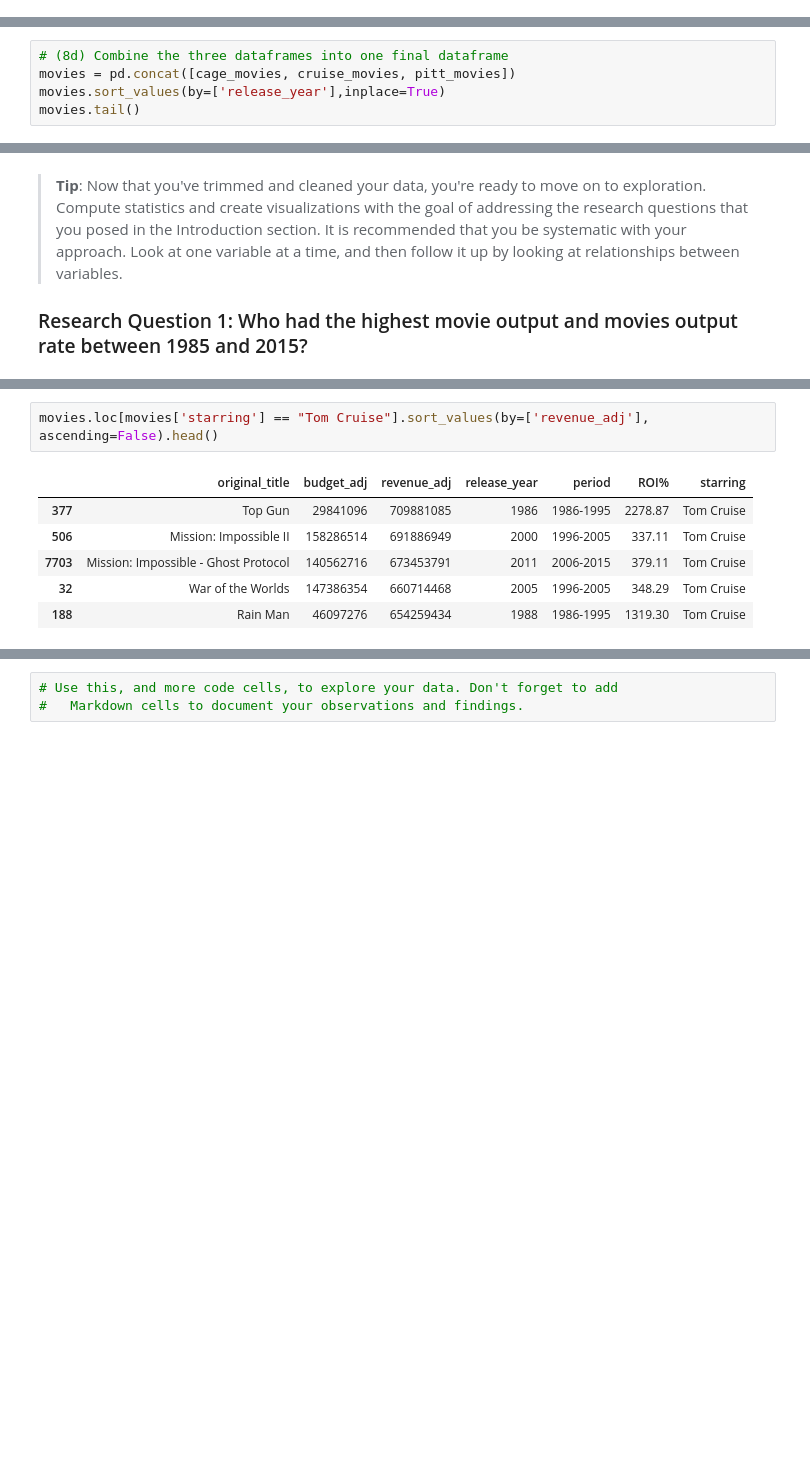
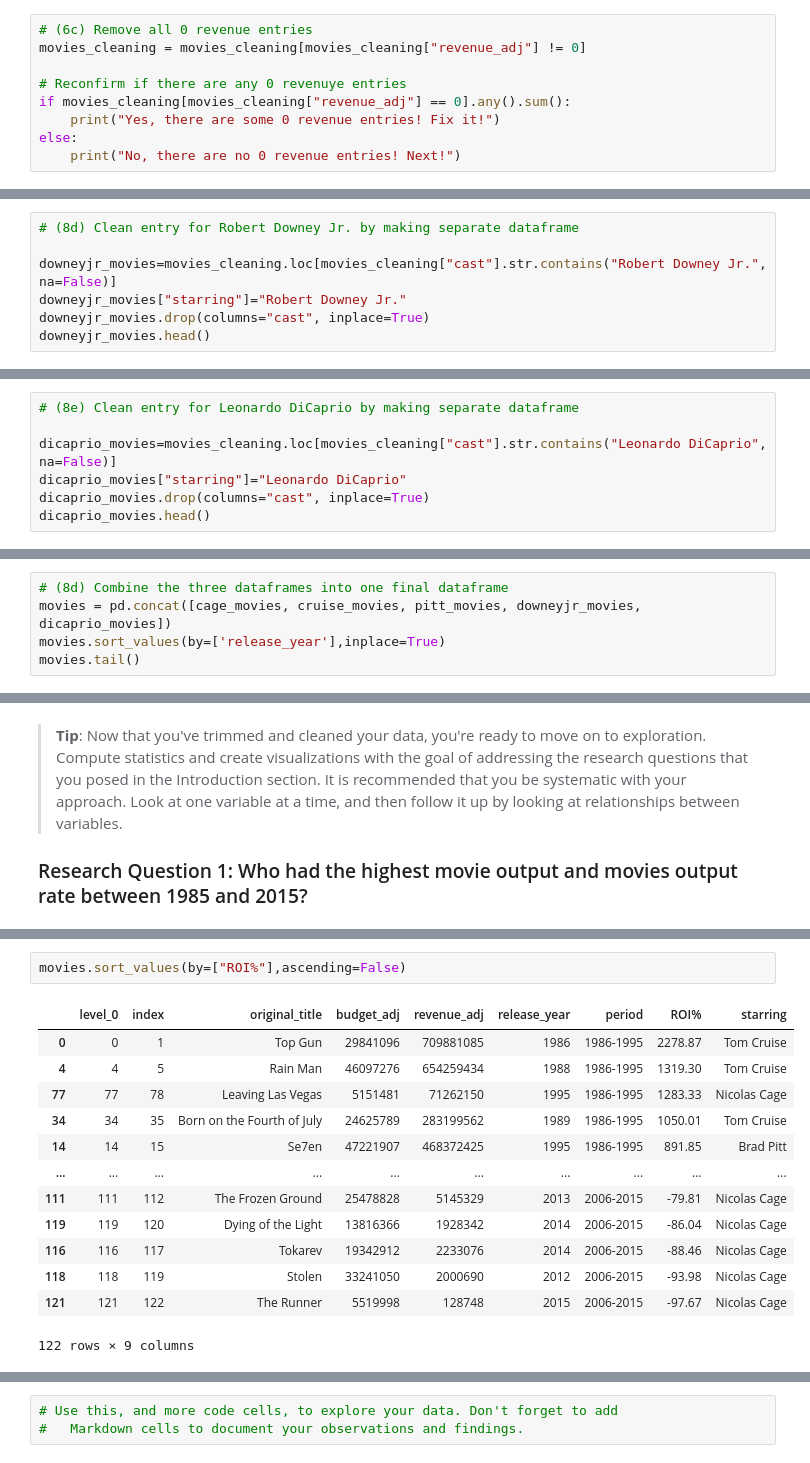
Before and after one commit to keenan-cooper/Udacity, a Jupyter notebook: investigate-a-dataset-template.ipynb, the cells around one changed output, grey strips where cells are left out. Drawn from its saved outputs; the diff is of its cells as text; blank space fills up the shorter version.

```diff
--- a/investigate-a-dataset-template.ipynb
+++ b/investigate-a-dataset-template.ipynb
@@ -222,0 +234,9 @@ No, there are no 0 revenue entries! Next!
+# %%
+# (6c) Remove all 0 revenue entries
+movies_cleaning = movies_cleaning[movies_cleaning["revenue_adj"] != 0]
+
+# Reconfirm if there are any 0 revenuye entries
+if movies_cleaning[movies_cleaning["revenue_adj"] == 0].any().sum():
+    print("Yes, there are some 0 revenue entries! Fix it!")
+else:
+    print("No, there are no 0 revenue entries! Next!")
@@ -287,3 +309,10 @@ pitt_movies.head()
 | 78 | Ocean's Eleven | 104676490 | 555052814 | 2001 | 1996-2005 | 430.26 | Brad Pitt |
 | 80 | Ocean's Twelve | 126988994 | 418768465 | 2004 | 1996-2005 | 229.77 | Brad Pitt |
 | 153 | A River Runs Through It | 18648291 | 67507271 | 1992 | 1986-1995 | 262.00 | Brad Pitt |
+# %%
+# (8d) Clean entry for Robert Downey Jr. by making separate dataframe
+
+downeyjr_movies=movies_cleaning.loc[movies_cleaning["cast"].str.contains("Robert Downey Jr.", na=False)]
+downeyjr_movies["starring"]="Robert Downey Jr."
+downeyjr_movies.drop(columns="cast", inplace=True)
+downeyjr_movies.head()
@@ -289,0 +326,7 @@ pitt_movies.head()
+# %%
+# (8e) Clean entry for Leonardo DiCaprio by making separate dataframe
+
+dicaprio_movies=movies_cleaning.loc[movies_cleaning["cast"].str.contains("Leonardo DiCaprio", na=False)]
+dicaprio_movies["starring"]="Leonardo DiCaprio"
+dicaprio_movies.drop(columns="cast", inplace=True)
+dicaprio_movies.head()
@@ -290,6 +340,6 @@ pitt_movies.head()
 # %%
 # (8d) Combine the three dataframes into one final dataframe
-movies = pd.concat([cage_movies, cruise_movies, pitt_movies])
+movies = pd.concat([cage_movies, cruise_movies, pitt_movies, downeyjr_movies, dicaprio_movies])
 movies.sort_values(by=['release_year'],inplace=True)
 movies.tail()
 # %% [output]
@@ -402,9 +624,16 @@ movies.loc[movies['starring'] == "Brad Pitt"].sort_values(by=['revenue_adj'], as
 # %%
-movies.loc[movies['starring'] == "Tom Cruise"].sort_values(by=['revenue_adj'], ascending=False).head()
+movies.sort_values(by=["ROI%"],ascending=False)
 # %% [output]
-|  | original_title | budget_adj | revenue_adj | release_year | period | ROI% | starring |
-| 377 | Top Gun | 29841096 | 709881085 | 1986 | 1986-1995 | 2278.87 | Tom Cruise |
-| 506 | Mission: Impossible II | 158286514 | 691886949 | 2000 | 1996-2005 | 337.11 | Tom Cruise |
-| 7703 | Mission: Impossible - Ghost Protocol | 140562716 | 673453791 | 2011 | 2006-2015 | 379.11 | Tom Cruise |
-| 32 | War of the Worlds | 147386354 | 660714468 | 2005 | 1996-2005 | 348.29 | Tom Cruise |
-| 188 | Rain Man | 46097276 | 654259434 | 1988 | 1986-1995 | 1319.30 | Tom Cruise |
+|  | level_0 | index | original_title | budget_adj | revenue_adj | release_year | period | ROI% | starring |
+| 0 | 0 | 1 | Top Gun | 29841096 | 709881085 | 1986 | 1986-1995 | 2278.87 | Tom Cruise |
+| 4 | 4 | 5 | Rain Man | 46097276 | 654259434 | 1988 | 1986-1995 | 1319.30 | Tom Cruise |
+| 77 | 77 | 78 | Leaving Las Vegas | 5151481 | 71262150 | 1995 | 1986-1995 | 1283.33 | Nicolas Cage |
+| 34 | 34 | 35 | Born on the Fourth of July | 24625789 | 283199562 | 1989 | 1986-1995 | 1050.01 | Tom Cruise |
+| 14 | 14 | 15 | Se7en | 47221907 | 468372425 | 1995 | 1986-1995 | 891.85 | Brad Pitt |
+| ... | ... | ... | ... | ... | ... | ... | ... | ... | ... |
+| 111 | 111 | 112 | The Frozen Ground | 25478828 | 5145329 | 2013 | 2006-2015 | -79.81 | Nicolas Cage |
+| 119 | 119 | 120 | Dying of the Light | 13816366 | 1928342 | 2014 | 2006-2015 | -86.04 | Nicolas Cage |
+| 116 | 116 | 117 | Tokarev | 19342912 | 2233076 | 2014 | 2006-2015 | -88.46 | Nicolas Cage |
+| 118 | 118 | 119 | Stolen | 33241050 | 2000690 | 2012 | 2006-2015 | -93.98 | Nicolas Cage |
+| 121 | 121 | 122 | The Runner | 5519998 | 128748 | 2015 | 2006-2015 | -97.67 | Nicolas Cage |
+122 rows × 9 columns
```
Also changed, not shown: parts of 33 cells of this notebook.
